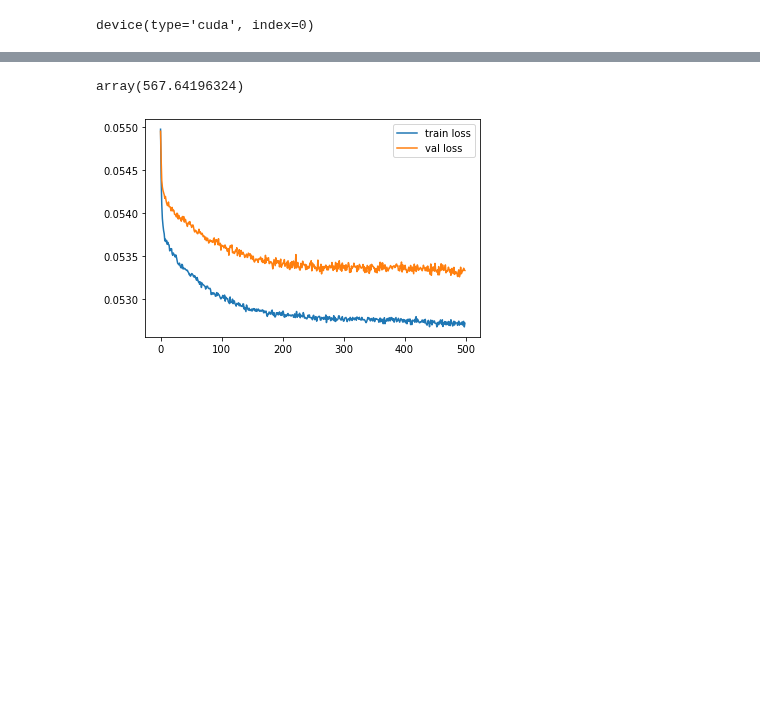
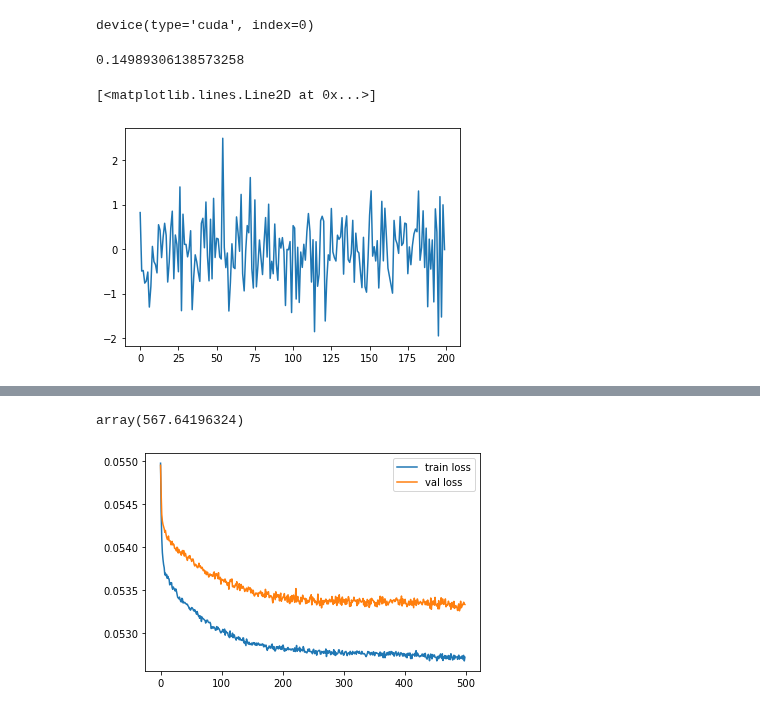
Before and after one commit to glory-99/simulation-based-inference, a Jupyter notebook: inference.ipynb, the cells around one changed output, grey strips where cells are left out. Cells and saved outputs as stored; diff of their text form; code cells hidden in the pictures; blank space fills up the shorter version.

```diff
--- a/inference.ipynb
+++ b/inference.ipynb
@@ -11,7 +11,39 @@ device
 # %% [output]
 device(type='cuda', index=0)
 # %%
-X = np.load('X.npy')
-normalize_c = np.load('normalize_constant.npy')
-train_losses = np.load('train_losses.npy')
-val_losses = np.load('val_losses.npy')
+X = np.load('./data/X_rho0_N50_p200.npy')
+normalize_c = np.load('./data/normalize_constant_rho0.npy')
+train_losses = np.load('./results/train_losses_rho0.npy')
+val_losses = np.load('./results/val_losses_rho0.npy')
+# %%
+class Generator(object):
+    def __init__(self, p, theta, beta_range, N, X, cat_XtY=False) -> None:
+        self.p = p
+        self.theta = theta
+        self.beta_range = beta_range
+        self.N = N
+        self.X = X
+        self.cat_XtY = cat_XtY
+        self.normalize_c = 1.
+
+    def generate_samples(self, n):
+        scale = self.beta_range[1] - self.beta_range[0]
+        # every beta has the same theta
+        theta = np.ones((n, self.p)) * self.theta
+        gamma = rng.binomial(1, theta)
+        beta = np.zeros((n, self.p))
+        beta[gamma == 1] = rng.rand(
+            np.sum(gamma == 1)) * scale + self.beta_range[0]
+        beta[gamma == 0] = 0.
+        Y = beta@self.X.T + rng.randn(n, self.N)
+        if self.cat_XtY:
+            Y = np.concatenate((Y, Y @ self.X), axis=1)
+        return gamma, beta, Y/self.normalize_c
+# %%
+p = 200
+N = 50
+theta = 0.05
+beta_range = (-3, 3)
+generator = Generator(p, theta, beta_range, N, X, True)
+# %%
+gamma_test, beta_test, Y_test = generator.generate_samples(100000)
@@ -17,0 +54,9 @@ val_losses = np.load('val_losses.npy')
+# %%
+np.mean(beta_test**2)
+# %% [output]
+0.14989306138573258
+# %%
+plt.plot(X.T @ Y_test[1,:50] / 50)
+# %% [output]
+[<matplotlib.lines.Line2D at 0x...>]
+[figure, added]
```
Also changed, not shown: parts of 5 cells of this notebook, 8 other files.
